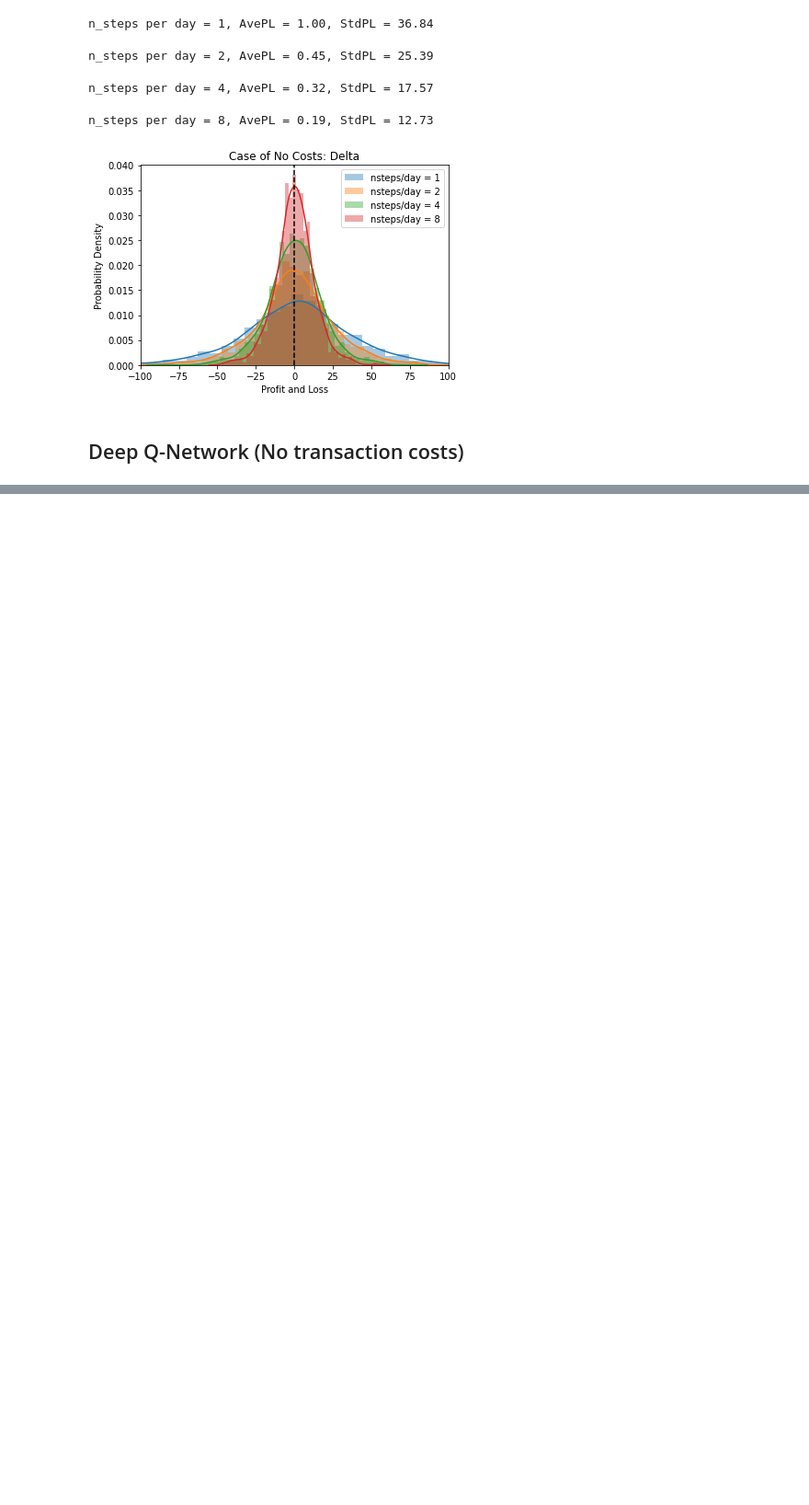
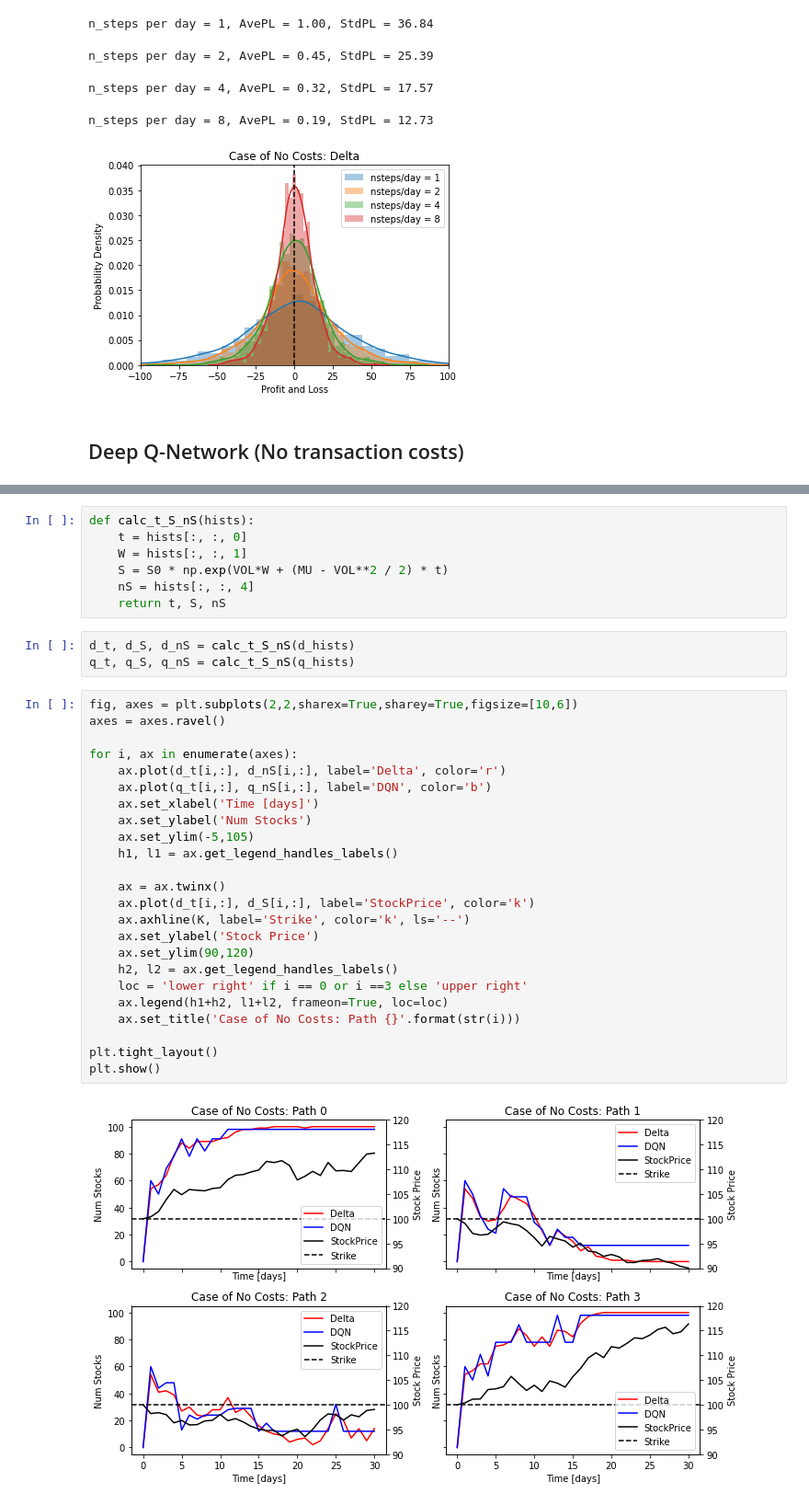
Before and after one commit to JurajZelman/deep-hedging-RL, a Jupyter notebook: deepHedging.ipynb, the cells around one changed output, grey strips where cells are left out. Shown: that part at 92% size. Drawn from its saved outputs; the diff is of its cells as text; blank space fills up the shorter version.

```diff
--- a/deepHedging.ipynb
+++ b/deepHedging.ipynb
@@ -856,0 +957,36 @@ DQN: Ave = -1.09, Std = 80.93
+# %%
+def calc_t_S_nS(hists):
+    t = hists[:, :, 0]
+    W = hists[:, :, 1]
+    S = S0 * np.exp(VOL*W + (MU - VOL**2 / 2) * t)
+    nS = hists[:, :, 4]
+    return t, S, nS
+# %%
+d_t, d_S, d_nS = calc_t_S_nS(d_hists)
+q_t, q_S, q_nS = calc_t_S_nS(q_hists)
+# %%
+fig, axes = plt.subplots(2,2,sharex=True,sharey=True,figsize=[10,6])
+axes = axes.ravel()
+
+for i, ax in enumerate(axes):
+    ax.plot(d_t[i,:], d_nS[i,:], label='Delta', color='r')
+    ax.plot(q_t[i,:], q_nS[i,:], label='DQN', color='b')
+    ax.set_xlabel('Time [days]')
+    ax.set_ylabel('Num Stocks')
+    ax.set_ylim(-5,105)
+    h1, l1 = ax.get_legend_handles_labels()
+
+    ax = ax.twinx()
+    ax.plot(d_t[i,:], d_S[i,:], label='StockPrice', color='k')
+    ax.axhline(K, label='Strike', color='k', ls='--')
+    ax.set_ylabel('Stock Price')
+    ax.set_ylim(90,120)
+    h2, l2 = ax.get_legend_handles_labels()
+    loc = 'lower right' if i == 0 or i ==3 else 'upper right'
+    ax.legend(h1+h2, l1+l2, frameon=True, loc=loc)
+    ax.set_title('Case of No Costs: Path {}'.format(str(i)))
+
+plt.tight_layout()
+plt.show()
+# %% [output]
+[figure, added]
```
Also changed, not shown: parts of 7 cells of this notebook.
